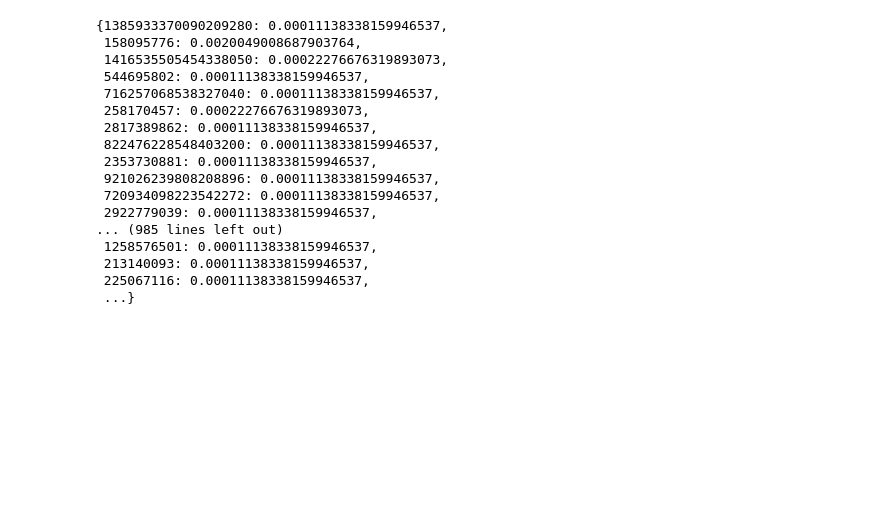
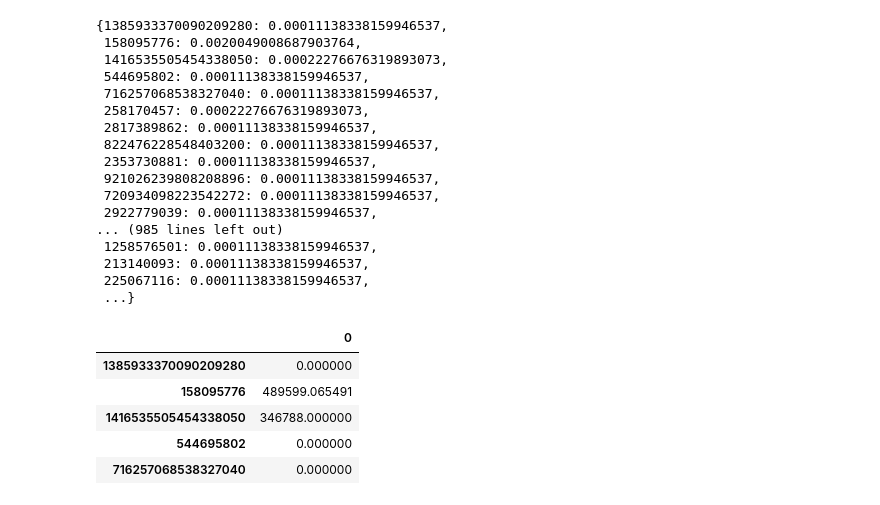
Before and after one commit to kaitlin31415/Canadian-Political-Diversification-Network-Analysis, a Jupyter notebook: Final_Full_Network/Centrality Measures/Centrality_Measures (1)-Copy1.ipynb, the cells around one changed output. Cells and saved outputs as stored; diff of their text form; code cells hidden in the pictures; blank space fills up the shorter version.

```diff
--- a/Final_Full_Network/Centrality Measures/Centrality_Measures (1)-Copy1.ipynb
+++ b/Final_Full_Network/Centrality Measures/Centrality_Measures (1)-Copy1.ipynb
@@ -141,3 +141,12 @@ betweenness = nx.betweenness_centrality(H,k=None, normalized=False)
 # %%
 df = pd.DataFrame.from_dict(betweenness, orient="index")
 df.to_csv("betweenness_centrality_not_normalized_not_directed_confirmed.csv")
+# %%
+df.head()
+# %% [output]
+|  | 0 |
+| 1385933370090209280 | 0.000000 |
+| 158095776 | 489599.065491 |
+| 1416535505454338050 | 346788.000000 |
+| 544695802 | 0.000000 |
+| 716257068538327040 | 0.000000 |
```
Also changed, not shown: parts of 4 cells of this notebook, 3 other files.
